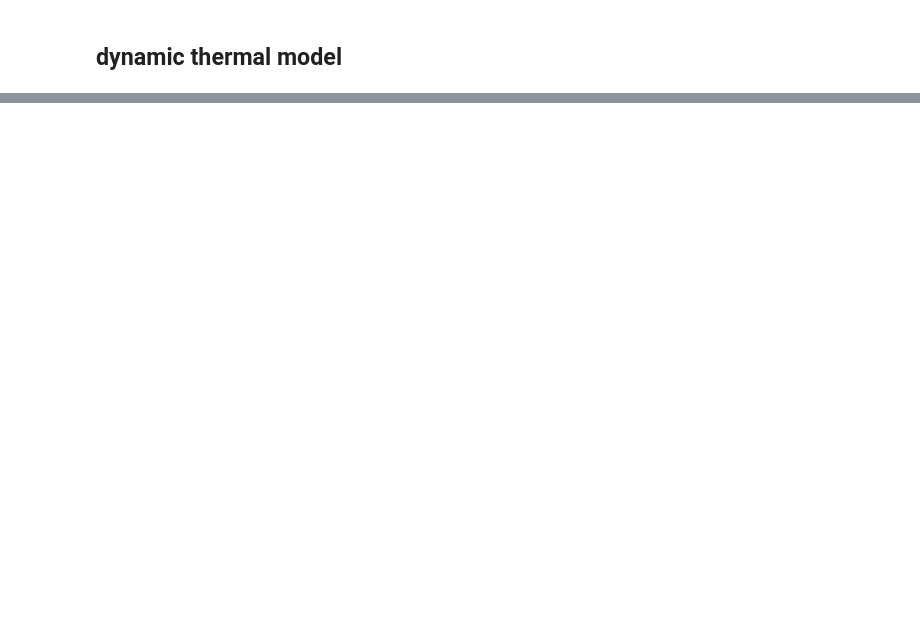
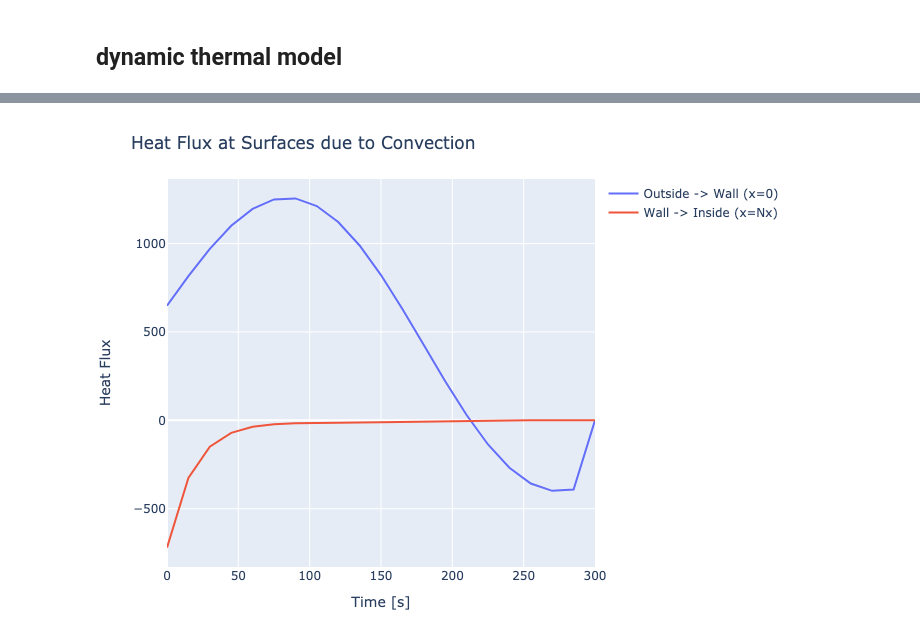
Before and after one commit to juliet29/bthermal_model, a Jupyter notebook: notebooks/appliedBtm_111622.ipynb, the cells around one changed output, grey strips where cells are left out. Cells and saved outputs as stored; diff of their text form; code cells hidden in the pictures; blank space fills up the shorter version.

```diff
--- a/notebooks/appliedBtm_111622.ipynb
+++ b/notebooks/appliedBtm_111622.ipynb
@@ -180,15 +127,17 @@ T_f = zeros(length(x),length(time_val));
 
 # values to
 T_in[1] = T_in_meas[1];  # interior starts at the fabric?
-T_f[:,1] .= 280;
-# TODO -> issue fabric and calculated interior air temperature cant be initialized to equal each other if they are being subtracted to determine the convective heat flux??
+T_f[:,1] .= T_in_meas[1]- 1;
+# TODO -> issue: fabric and calculated interior air temperature cant be initialized to equal each other if they are being subtracted to determine the convective heat flux??
 
+# empty vectors
 Q1 = zeros(length(time_val));
 Q2 = zeros(length(time_val));
 Q3 = zeros(length(time_val));
 Q_tot = zeros(length(time_val));
 E_nv = zeros(length(time_val));
-E_convst = zeros(length(time_val));
+E_conv_out_time = zeros(length(time_val)); # save value of E_conv over time
+E_conv_in_time = zeros(length(time_val));
 b = zeros(1,Nx)
 Eist = zeros(length(time_val));
 # %% [markdown]
@@ -267 +219,11 @@ time_val_arr = time_val |> collect;
+# %%
+time_val_arr = time_val |> collect;
+trace1 = PlotlyJS.scatter(x=time_val_arr, y=E_conv_in_time, mode="lines", name="Wall -> Inside (x=Nx)")
+
+trace2 = PlotlyJS.scatter(x=time_val_arr, y=E_conv_out_time,mode="lines", name="Outside -> Wall (x=0)")
+
+# .plot(t/3600, T_int, mode="lines", name="T_int", )
+PlotlyJS.plot([trace2, trace1], Layout(;title="Heat Flux at Surfaces due to Convection", showlegend=true, xaxis_title="Time [s]", yaxis_title="Heat Flux" ),  config=PlotConfig(scrollZoom=false))
+# %% [output]
+[figure, added]
 # %%
```
Also changed, not shown: parts of 12 cells of this notebook, 1 other file.
